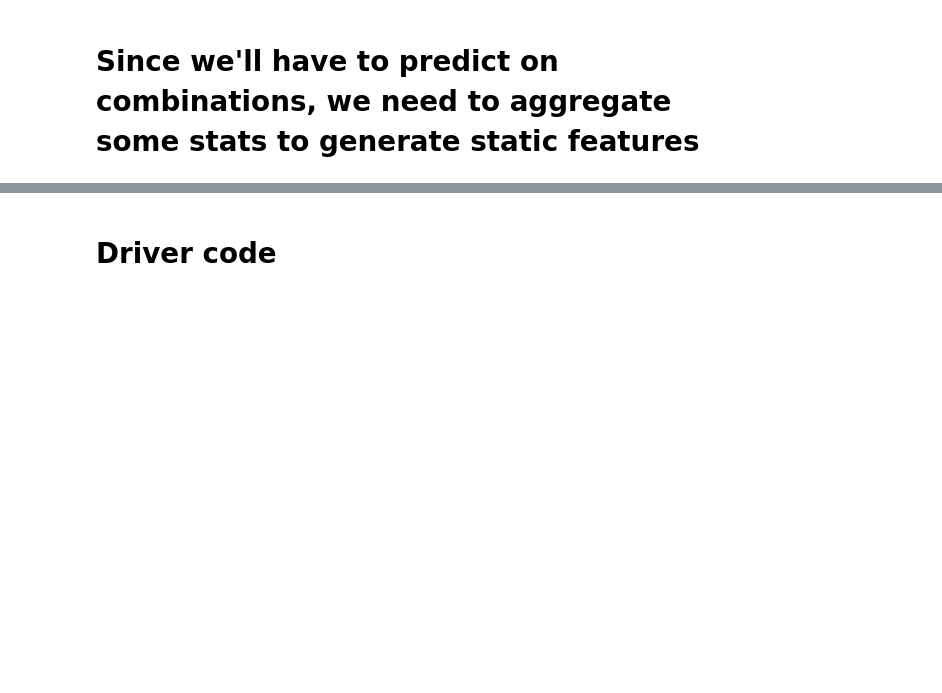
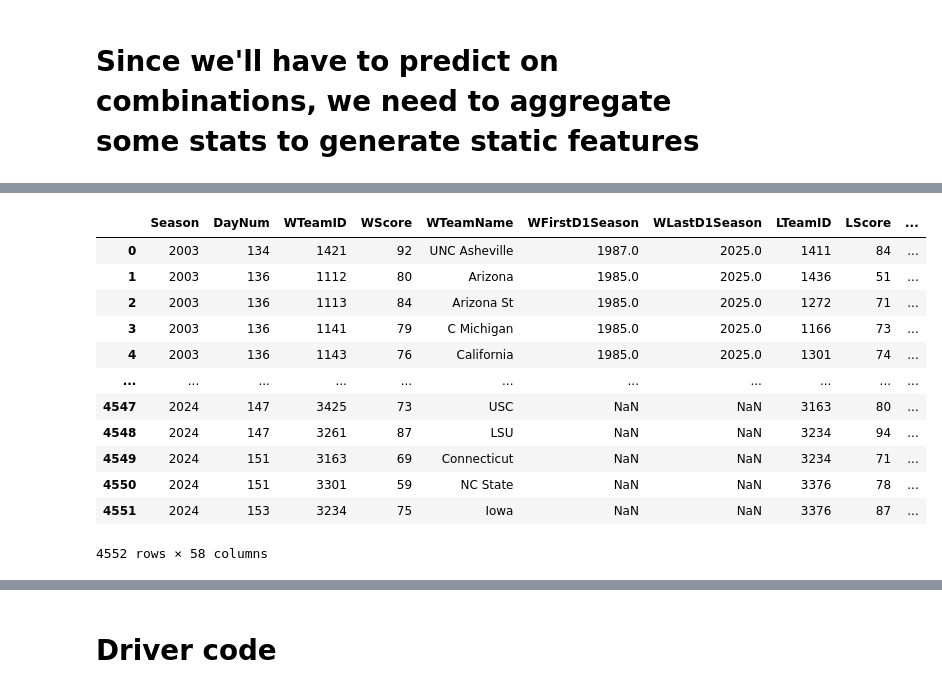
Before and after one commit to benstager/march-mania-2025, a Jupyter notebook: catboost_ex.ipynb, the cells around one changed output, grey strips where cells are left out. Drawn from its saved outputs; the diff is of its cells as text; code cells hidden in the pictures; blank space fills up the shorter version.

Commit message:
finalized aggregated join logic to master df

```diff
--- a/catboost_ex.ipynb
+++ b/catboost_ex.ipynb
@@ -176,7 +176,31 @@ def agg_team_stats(team_id, master_df):
     return result_dict
 # %%
 unique_teams = np.unique(master_df['WTeamID'].tolist() + master_df['LTeamID'].tolist())
-# %%
-for i in unique_teams:
-    agg_team_stats(i, master_df)
+# %%
+# Get all aggs
+agg_dfs = []
+for i in unique_teams:
+    agg_df = pd.DataFrame(agg_team_stats(i, master_df), index=[0])
+    agg_dfs.append(agg_df)
+
+all_stats_agg = pd.concat(agg_dfs).reset_index().drop('index', axis=1).sort_values('TeamID')
+# %%
+test1 = pd.merge(left=master_df, right=all_stats_agg, left_on='WTeamID', right_on='TeamID', how='left')
+test2 = pd.merge(left=test1, right=all_stats_agg, left_on='LTeamID', right_on='TeamID', how='left')
+# %%
+test2
+# %% [output]
+|  | Season | DayNum | WTeamID | WScore | WTeamName | WFirstD1Season | WLastD1Season | LTeamID | LScore | ... |
+| 0 | 2003 | 134 | 1421 | 92 | UNC Asheville | 1987.0 | 2025.0 | 1411 | 84 | ... |
+| 1 | 2003 | 136 | 1112 | 80 | Arizona | 1985.0 | 2025.0 | 1436 | 51 | ... |
+| 2 | 2003 | 136 | 1113 | 84 | Arizona St | 1985.0 | 2025.0 | 1272 | 71 | ... |
+| 3 | 2003 | 136 | 1141 | 79 | C Michigan | 1985.0 | 2025.0 | 1166 | 73 | ... |
+| 4 | 2003 | 136 | 1143 | 76 | California | 1985.0 | 2025.0 | 1301 | 74 | ... |
+| ... | ... | ... | ... | ... | ... | ... | ... | ... | ... | ... |
+| 4547 | 2024 | 147 | 3425 | 73 | USC | NaN | NaN | 3163 | 80 | ... |
+| 4548 | 2024 | 147 | 3261 | 87 | LSU | NaN | NaN | 3234 | 94 | ... |
+| 4549 | 2024 | 151 | 3163 | 69 | Connecticut | NaN | NaN | 3234 | 71 | ... |
+| 4550 | 2024 | 151 | 3301 | 59 | NC State | NaN | NaN | 3376 | 78 | ... |
+| 4551 | 2024 | 153 | 3234 | 75 | Iowa | NaN | NaN | 3376 | 87 | ... |
+4552 rows × 58 columns
 # %%
```
Also changed, not shown: parts of 6 cells of this notebook.
